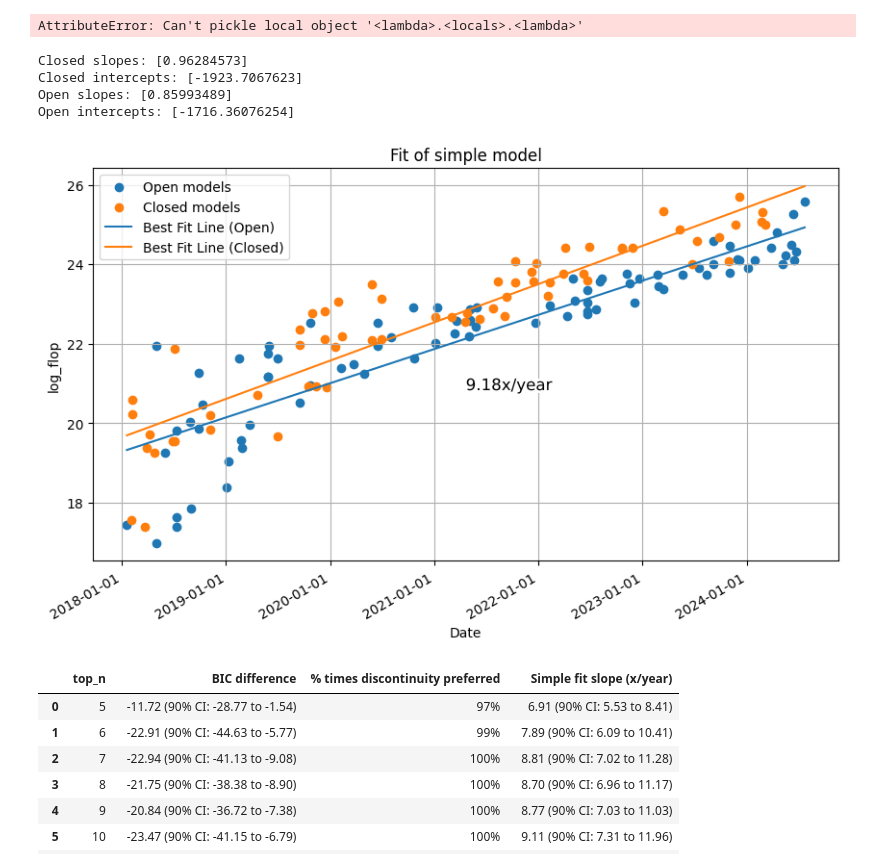
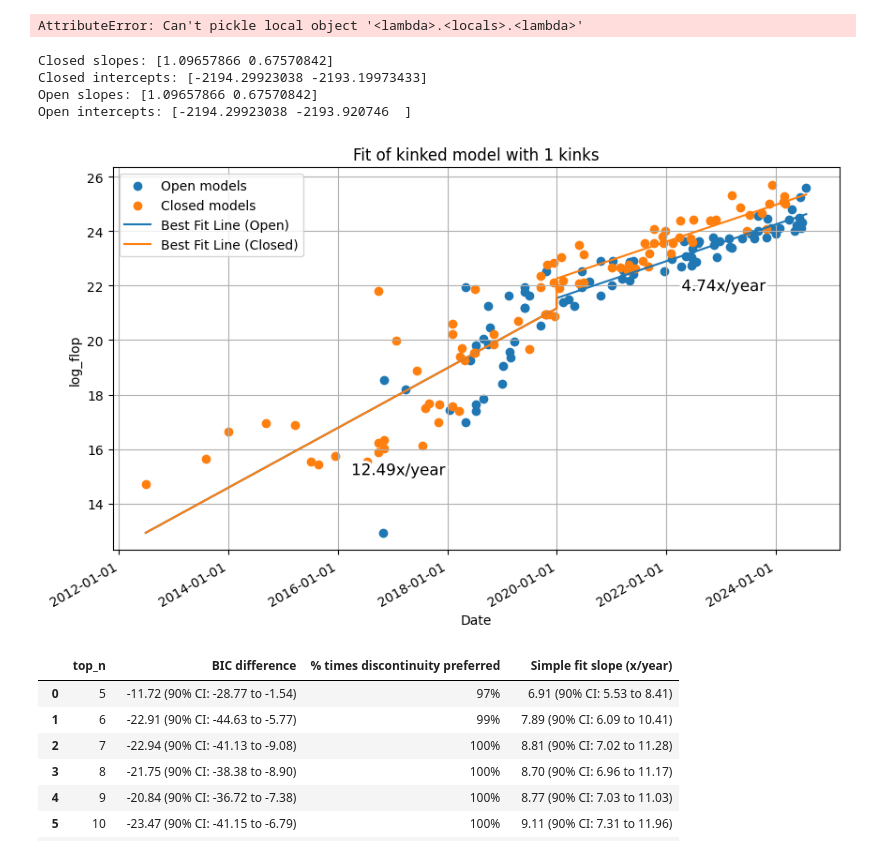
Before and after one commit to epoch-research/open-model-trends, a Jupyter notebook: compute_analysis.ipynb, the cells around one changed output. Drawn from its saved outputs; the diff is of its cells as text; code cells hidden in the pictures.

```diff
--- a/compute_analysis.ipynb
+++ b/compute_analysis.ipynb
@@ -510,7 +510,7 @@ frontier_selection = 'external'  # ['disabled', 'internal', 'external']
 top_n = 10  # Filter to the top n models by training compute at time of release
 model_selection = 'All models'  # ['All models', 'Language models', 'Google DeepMind models', 'OpenAI models', 'Meta AI models']
 filter_alphago_outliers = True
-cutoff_date = '2018-01-01'
+cutoff_date = '2010-01-01'
 # %%
 def find_top_models_up_to_release(df, top_n, category=None):
     """Find the models which were in the top n by compute when they were released."""
@@ -844,6 +844,9 @@ fit_em_all = lambda df_fit : {
     "Same pre-break, different intercept post-break" : fit_n_phase_exponential(
         df_fit, kink_count=1, allow_discontinuities=True, same_intercepts=(True, False), same_slopes=(True, True)
     ),
+    "Same" : fit_n_phase_exponential(
+        df_fit, kink_count=1, allow_discontinuities=True, same_intercepts=(True, True), same_slopes=(True, True)
+    ),
 }
 
 # Best model fits
@@ -892,7 +895,7 @@ def calculate_lead_time(df, fit_result):
 
 
 # Bootstrap
-bootstrap_sample_size = 10
+bootstrap_sample_size = 1000
 
 rng = np.random.default_rng(43)
 bootstrap_bics = defaultdict(lambda : [])
@@ -943,13 +946,11 @@ for name in models:
     bootstrap_bics[name] = np.quantile(np.array(bootstrap_bics[name]), qs)
     bootstrap_mses[name] = np.quantile(np.array(bootstrap_mses[name]), qs)
     bootstrap_bic_score_diff[name] = np.quantile(np.array(bootstrap_bic_score_diff[name]), qs)
-    try:
-        bootstrap_slopes_ci[name]['open'] = np.quantile(np.array(bootstrap_slopes[name]['open']), qs)
-        bootstrap_slopes_ci[name]['closed'] = np.quantile(np.array(bootstrap_slopes[name]['closed']), qs)
+    bootstrap_slopes_ci[name]['open'] = np.quantile(np.array(bootstrap_slopes[name]['open']), qs)
+    bootstrap_slopes_ci[name]['closed'] = np.quantile(np.array(bootstrap_slopes[name]['closed']), qs)
+    bootstrap_lead_time_years[name] = np.quantile(np.array(bootstrap_lead_time_years[name]), qs)
+    if len(bootstrap_breaks[name]) > 0:
         bootstrap_breaks[name] = np.quantile(np.array(bootstrap_breaks[name]), qs)
-        bootstrap_lead_time_years[name] = np.quantile(np.array(bootstrap_lead_time_years[name]), qs)
-    except IndexError:
-        pass
 
 # Models with lower BIC score / MSE are preferred.
 
@@ -977,19 +978,17 @@ for name, model in models.items():
         # "bayes factor over simple" : np.exp(-0.5 * (model.bic - models["simple"].bic)),
         "K-fold mean MSE" : np.round(folds_mses[name], 2),
         "K-fold mean MSE 90% CI" : np.round(bootstrap_mses[name], 2),
-        "Lead time (years)" : np.round(calculate_lead_time(df_filtered, model), 2),
-        "Lead time 90% CI" : np.round(bootstrap_lead_time_years[name], 2),
     }
 
-    try:
-        result["Recent slope for closed models (Nx/year)"] = np.round(10**model.oom_year_slopes['closed'][-1], 2)
-        result["Recent slope for closed models 90% CI"] = np.round(bootstrap_slopes_ci[name]['closed'], 2)
-        result["Recent slope for open models (Nx/year)"] = np.round(10**model.oom_year_slopes['open'][-1], 2)
-        result["Recent slope for open models 90% CI"] = np.round(bootstrap_slopes_ci[name]['open'], 2)
+    result["Recent slope for closed models (Nx/year)"] = np.round(10**model.oom_year_slopes['closed'][-1], 2)
+    result["Recent slope for closed models 90% CI"] = np.round(bootstrap_slopes_ci[name]['closed'], 2)
+    result["Recent slope for open models (Nx/year)"] = np.round(10**model.oom_year_slopes['open'][-1], 2)
+    result["Recent slope for open models 90% CI"] = np.round(bootstrap_slopes_ci[name]['open'], 2)
+    result["Lead time (years)"] = np.round(calculate_lead_time(df_filtered, model), 2)
+    result["Lead time 90% CI"] = np.round(bootstrap_lead_time_years[name], 2)
+    if len(model.break_points_dt) > 0:
         result["Break point"] = model.break_points_dt[-1].strftime('%Y-%m')
         result["Break point 90% CI"] = [date.strftime('%Y-%m') for date in bootstrap_breaks[name]]
-    except (AttributeError, IndexError):
-        pass
     results.append(result)
 
 results_df = pd.DataFrame(results)
@@ -1020,7 +1020,7 @@ AttributeError: Can't pickle local object '<lambda>.<locals>.<lambda>'
 # %%
 # Graph of the different model fits
 
-model = 'simple'  # ['simple', 'kinked']
+model = 'kinked'  # ['simple', 'kinked']
 colors = {'open': 'C0', 'closed': 'C1'}
 
 # Parameters for the kinked model
@@ -1082,38 +1082,45 @@ def plot_model(df, model_type, kink_count=1, verbose=True):
 
     for i in range(len(points) - 1):
         for category in ['open', 'closed']:
             mid = points[i] + (points[i+1] - points[i]) / 2
             y = fit_result.predict(pd.Series([mid]), pd.Series([category]))[0]
             plt.text(mid, y - 2, f'{10**fit_result.oom_year_slopes[category][i]:0.2f}x/year', fontsize=12, color='black', path_effects=[pe.withStroke(linewidth=4, foreground="white")])
 
+    # Annotate some key models with text
+    # key_models = ['GPT-4', 'Llama 3.1-405B', 'GPT-3 175B (davinci)', 'GPT-2 (1.5B)', 'PaLM (540B)']
+    # for model_name in key_models:
+    #     model_row = df_filtered[df_filtered['System'] == model_name]
+    #     # position top-left
+    #     plt.text(model_row['date'].iloc[0], model_row['log_flop'].iloc[0], model_name, fontsize=12, color='black', path_effects=[pe.withStroke(linewidth=4, foreground="white")], horizontalalignment='right', verticalalignment='bottom')
+
     # if verbose:
     #   simple_fit = fit_n_phase_exponential(df, 0)
     #   bayes_factor = np.exp(-0.5 * (fit_result.bic - simple_fit.bic))
     #   unadjusted_bayes_factor = np.exp(-0.5 * (fit_result.bic - (simple_fit.bic + 2*np.log(len(df_filtered)))))
 
     #   print(f"BIC score: {fit_result.bic}")
     #   bic_score_difference = fit_result.bic - simple_fit.bic
     #   if bic_score_difference > 0:
     #     print(f"The simple exponential is preferred over this fit by a BIC score difference of {fit_result.bic - simple_fit.bic}")
     #   if bic_score_difference < 0:
     #     print(f"This fit is preferred over a simple exponential by a BIC score difference of {-fit_result.bic - simple_fit.bic}")
 
     plt.legend()
     plt.grid(True)
 
     # Save plot
     fname = f'compute_regression_{model_selection}_frontier={frontier_selection}_top{top_n}_cutoff={cutoff_date}_{model_type}_kinks={kink_count}.png'
     plt.savefig(os.path.join(results_dir, fname))
 
     plt.show()
 
 plot_model(df_filtered, model, kink_count)
 # %% [output]
-Closed slopes: [0.96284573]
-Closed intercepts: [-1923.7067623]
-Open slopes: [0.85993489]
-Open intercepts: [-1716.36076254]
+Closed slopes: [1.09657866 0.67570842]
+Closed intercepts: [-2194.29923038 -2193.19973433]
+Open slopes: [1.09657866 0.67570842]
+Open intercepts: [-2194.29923038 -2193.920746  ]
-[figure, old version]
+[figure, new version]
 # %%
 #@title Sensitivity analysis to top N choice
 run_bootstrap = True #@param {type:'boolean'}
```
Also changed, not shown: parts of 3 cells of this notebook.
